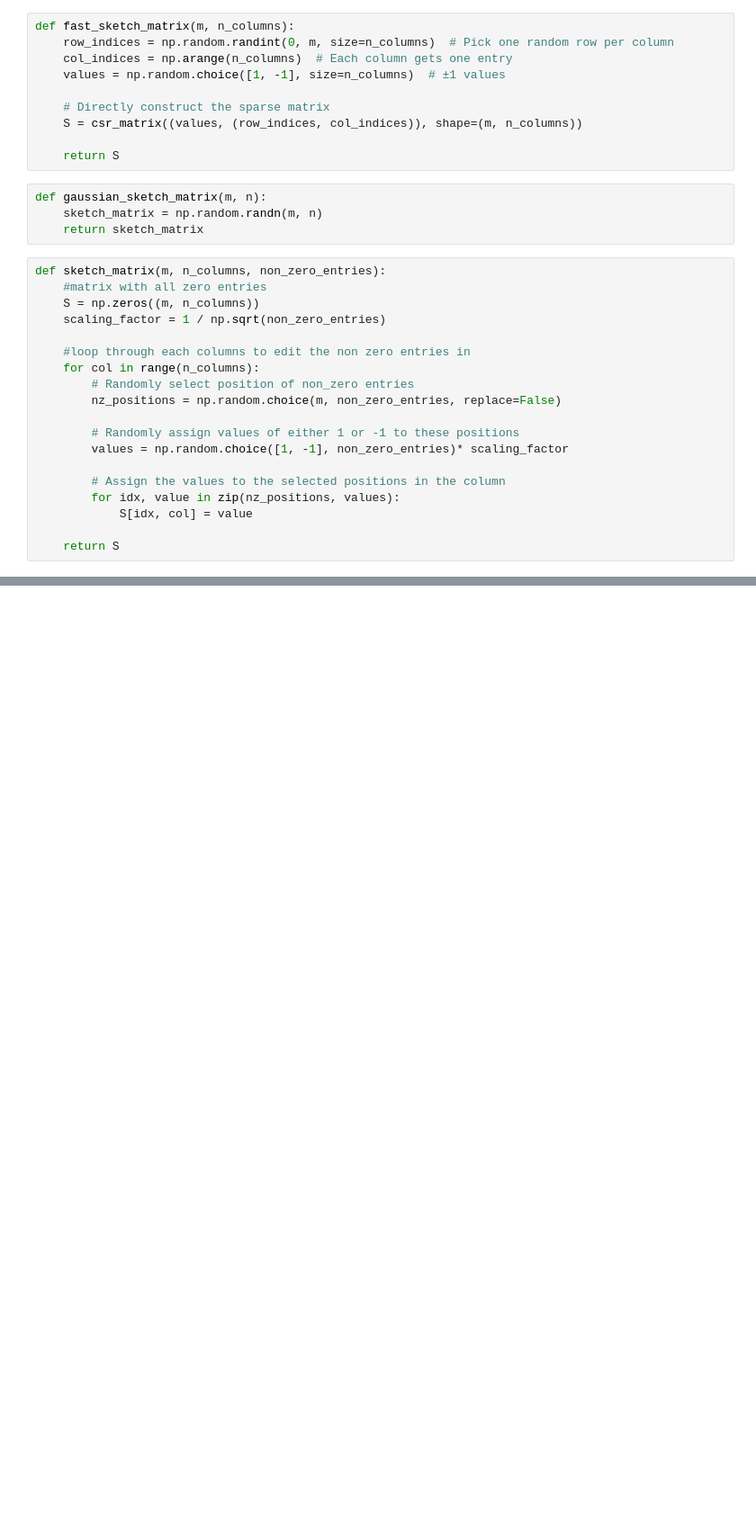
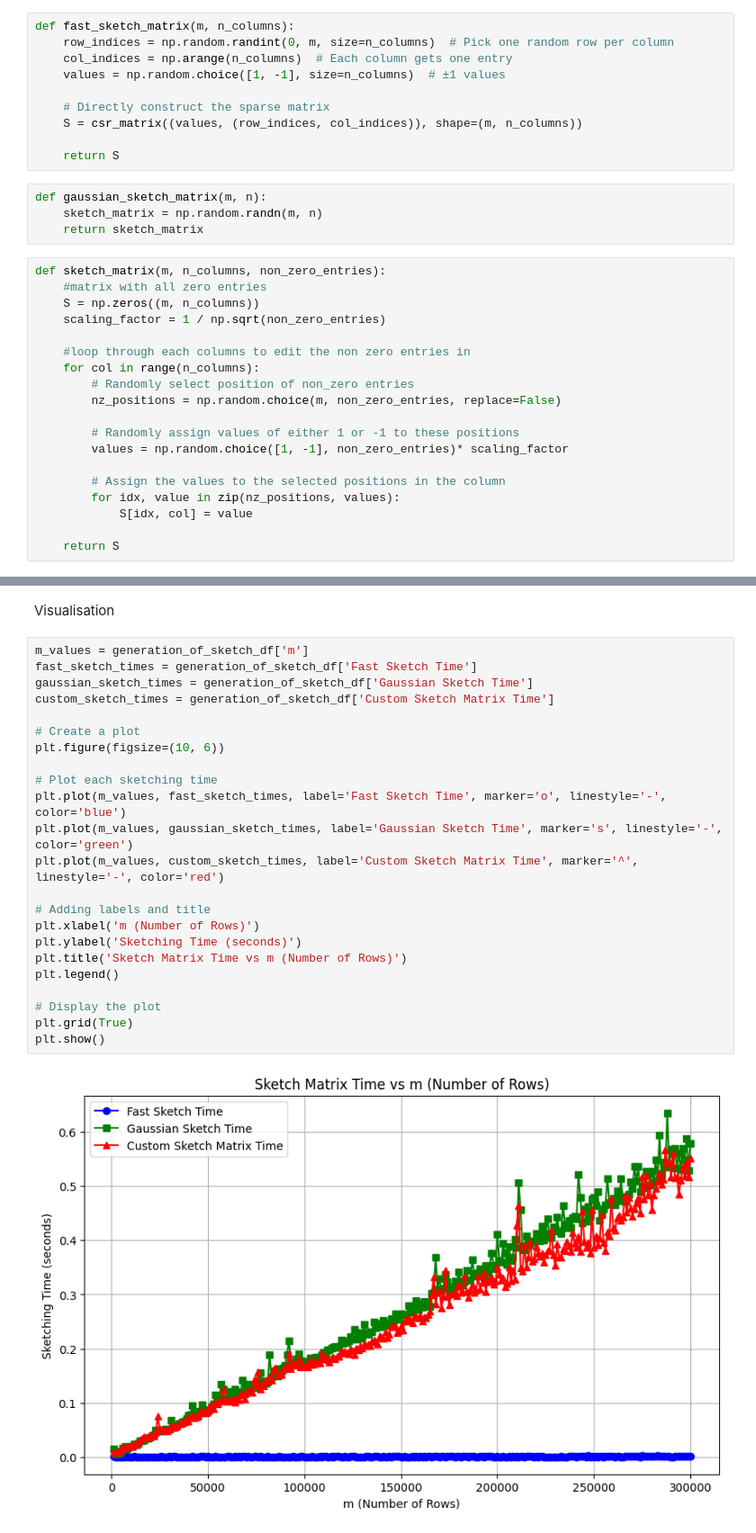
Before and after one commit to LakBoonJun1/DSA4288, a Jupyter notebook: Notebook/Guassian vs sparse.ipynb, the cells around one changed output, grey strips where cells are left out. Shown at 90% size. Cells and saved outputs as stored; diff of their text form; blank space fills up the shorter version.

Commit message:
guassian vs sparse visualisation

```diff
--- a/Notebook/Guassian vs sparse.ipynb
+++ b/Notebook/Guassian vs sparse.ipynb
@@ -51,0 +103,27 @@ def sketch_matrix(m, n_columns, non_zero_entries):
+# %% [markdown]
+Visualisation
+# %%
+m_values = generation_of_sketch_df['m']
+fast_sketch_times = generation_of_sketch_df['Fast Sketch Time']
+gaussian_sketch_times = generation_of_sketch_df['Gaussian Sketch Time']
+custom_sketch_times = generation_of_sketch_df['Custom Sketch Matrix Time']
+
+# Create a plot
+plt.figure(figsize=(10, 6))
+
+# Plot each sketching time
+plt.plot(m_values, fast_sketch_times, label='Fast Sketch Time', marker='o', linestyle='-', color='blue')
+plt.plot(m_values, gaussian_sketch_times, label='Gaussian Sketch Time', marker='s', linestyle='-', color='green')
+plt.plot(m_values, custom_sketch_times, label='Custom Sketch Matrix Time', marker='^', linestyle='-', color='red')
+
+# Adding labels and title
+plt.xlabel('m (Number of Rows)')
+plt.ylabel('Sketching Time (seconds)')
+plt.title('Sketch Matrix Time vs m (Number of Rows)')
+plt.legend()
+
+# Display the plot
+plt.grid(True)
+plt.show()
+# %% [output]
+[figure, added]
```
Also changed, not shown: parts of 6 cells of this notebook.
